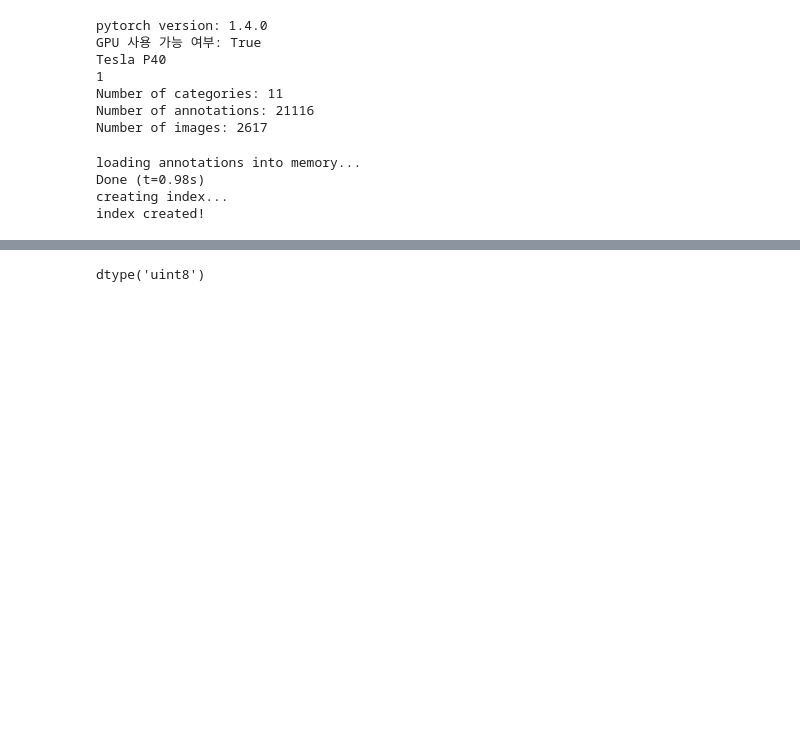
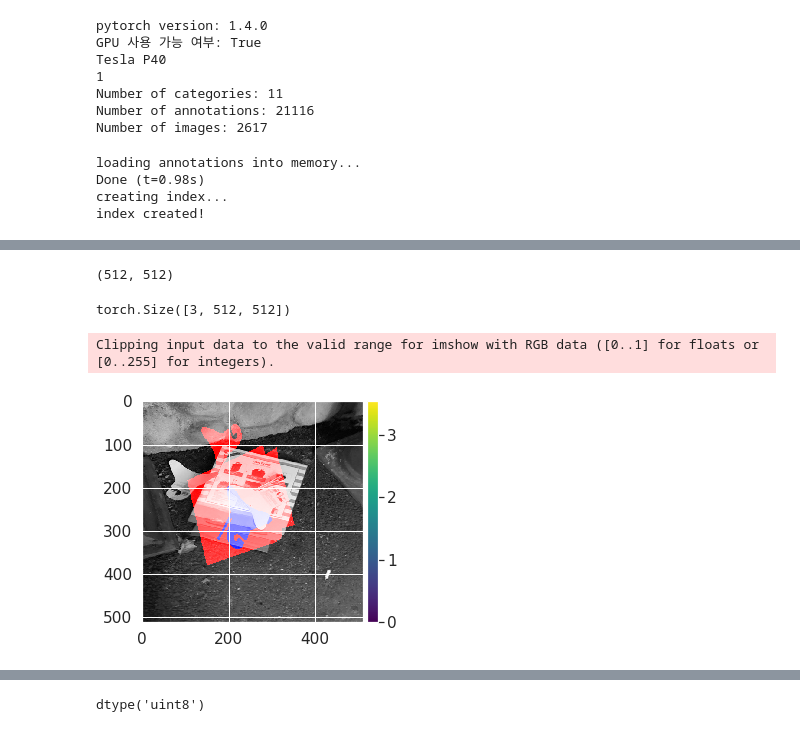
Before and after one commit to bcaitech1/p3-ims-obd-eagle-eye, a Jupyter notebook: experiment/jiyoung/exp/EDA.ipynb, the cells around one changed output, grey strips where cells are left out. Cells and saved outputs as stored; diff of their text form; code cells hidden in the pictures; blank space fills up the shorter version.

```diff
--- a/experiment/jiyoung/exp/EDA.ipynb
+++ b/experiment/jiyoung/exp/EDA.ipynb
@@ -241,0 +248,7 @@ bb[0] = 1
+# %%
+masks = [np.zeros_like(coco.annToMask(anns[0]))]
+for ann in anns:
+    m = coco.annToMask(ann)
+    m = np.transpose(m, (1,0))
+    masks[0] += m
+    masks.append(m)
@@ -241,0 +263,14 @@ bb[0] = 1
+# %%
+seg.shape
+# %% [output]
+(512, 512)
+# %%
+temp_images.shape
+# %% [output]
+torch.Size([3, 512, 512])
+# %%
+io.imshow(color.label2rgb(masks[0], images/255.0, colors=[(255,0,0),(0,0,255)], alpha=0.01, bg_label=0, bg_color=None))
+plt.show()
+# %% [output]
+Clipping input data to the valid range for imshow with RGB data ([0..1] for floats or [0..255] for integers).
+[figure, added]
```
Also changed, not shown: parts of 30 cells of this notebook, 2 other files.
